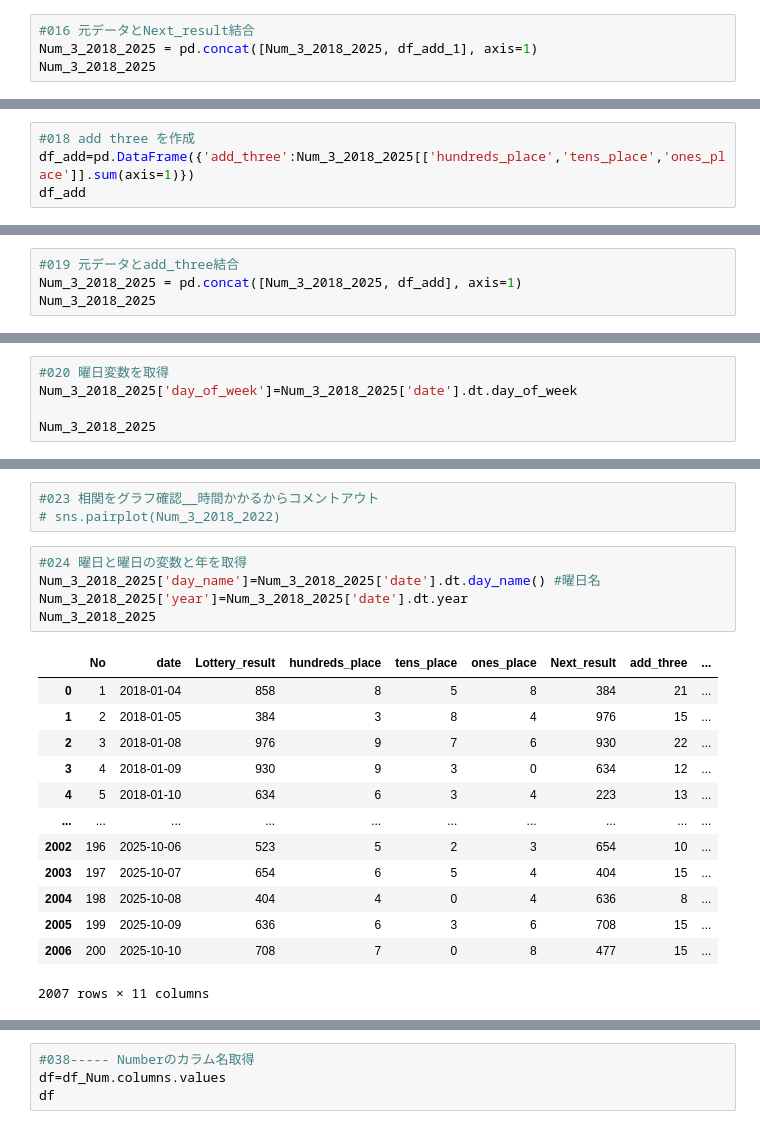
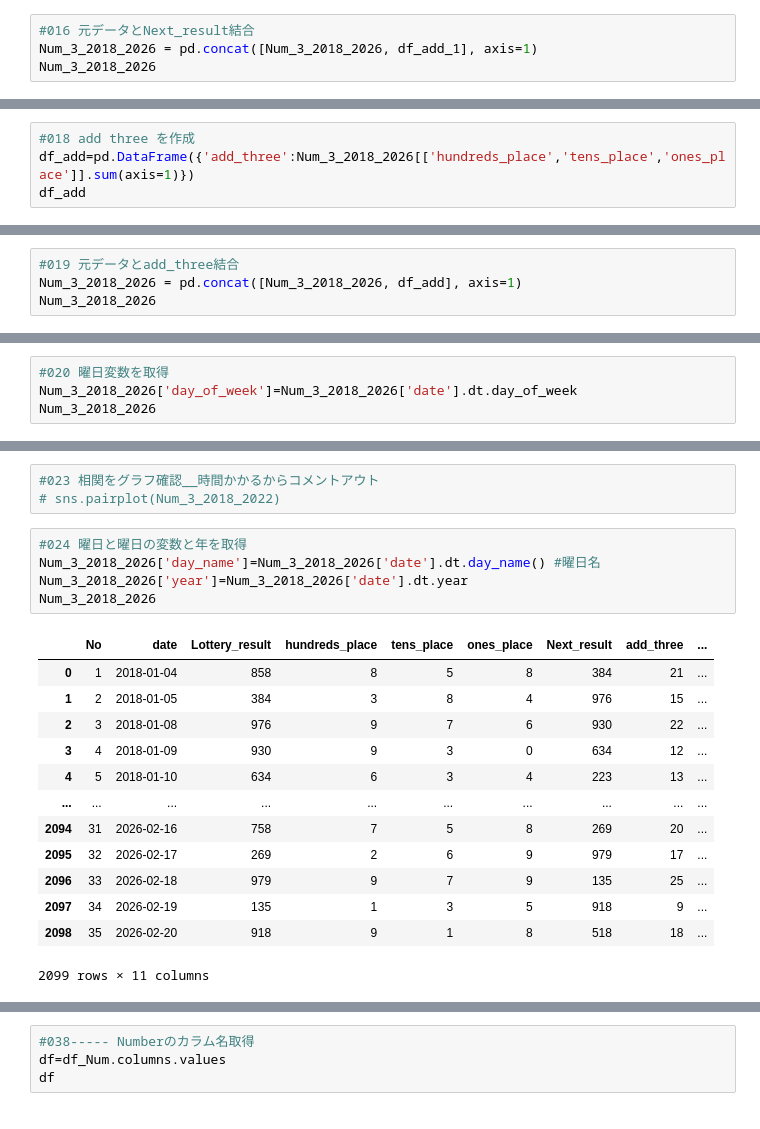
Before and after one commit to yyoshikun/workdir, a Jupyter notebook: Num_3_challenge_5_C_drive.ipynb, the cells around one changed output, grey strips where cells are left out. Drawn from its saved outputs; the diff is of its cells as text.

```diff
--- a/Num_3_challenge_5_C_drive.ipynb
+++ b/Num_3_challenge_5_C_drive.ipynb
@@ -251,7 +256,7 @@ Num_3_2018_2025
 # %%
 #016 元データとNext_result結合
-Num_3_2018_2025 = pd.concat([Num_3_2018_2025, df_add_1], axis=1)
-Num_3_2018_2025
+Num_3_2018_2026 = pd.concat([Num_3_2018_2026, df_add_1], axis=1)
+Num_3_2018_2026
 # %% [output]
 |  | No | date | Lottery_result | hundreds_place | tens_place | ones_place | Next_result |
 | 0 | 1 | 2018-01-04 | 858 | 8 | 5 | 8 | 384 |
@@ -274,6 +279,6 @@ Num_3_2018_2025.to_csv(os.path.join(challenge_5_data,data_file),index=False)
 # %%
 #018 add three を作成
-df_add=pd.DataFrame({'add_three':Num_3_2018_2025[['hundreds_place','tens_place','ones_place']].sum(axis=1)})
+df_add=pd.DataFrame({'add_three':Num_3_2018_2026[['hundreds_place','tens_place','ones_place']].sum(axis=1)})
 df_add
 # %% [output]
 |  | add_three |
@@ -292,7 +297,7 @@ df_add
 # %%
 #019 元データとadd_three結合
-Num_3_2018_2025 = pd.concat([Num_3_2018_2025, df_add], axis=1)
-Num_3_2018_2025
+Num_3_2018_2026 = pd.concat([Num_3_2018_2026, df_add], axis=1)
+Num_3_2018_2026
 # %% [output]
 |  | No | date | Lottery_result | hundreds_place | tens_place | ones_place | Next_result | add_three |
 | 0 | 1 | 2018-01-04 | 858 | 8 | 5 | 8 | 384 | 21 |
@@ -310,8 +315,7 @@ Num_3_2018_2025
 # %%
 #020 曜日変数を取得
-Num_3_2018_2025['day_of_week']=Num_3_2018_2025['date'].dt.day_of_week
-
-Num_3_2018_2025
+Num_3_2018_2026['day_of_week']=Num_3_2018_2026['date'].dt.day_of_week
+Num_3_2018_2026
 # %% [output]
 |  | No | date | Lottery_result | hundreds_place | tens_place | ones_place | Next_result | add_three | ... |
 | 0 | 1 | 2018-01-04 | 858 | 8 | 5 | 8 | 384 | 21 | ... |
@@ -353,23 +357,23 @@ Num_3_2018_2025.describe()
 # sns.pairplot(Num_3_2018_2022)
 # %%
 #024 曜日と曜日の変数と年を取得
-Num_3_2018_2025['day_name']=Num_3_2018_2025['date'].dt.day_name() #曜日名
-Num_3_2018_2025['year']=Num_3_2018_2025['date'].dt.year
-Num_3_2018_2025
+Num_3_2018_2026['day_name']=Num_3_2018_2026['date'].dt.day_name() #曜日名
+Num_3_2018_2026['year']=Num_3_2018_2026['date'].dt.year
+Num_3_2018_2026
 # %% [output]
 |  | No | date | Lottery_result | hundreds_place | tens_place | ones_place | Next_result | add_three | ... |
 | 0 | 1 | 2018-01-04 | 858 | 8 | 5 | 8 | 384 | 21 | ... |
 | 1 | 2 | 2018-01-05 | 384 | 3 | 8 | 4 | 976 | 15 | ... |
 | 2 | 3 | 2018-01-08 | 976 | 9 | 7 | 6 | 930 | 22 | ... |
 | 3 | 4 | 2018-01-09 | 930 | 9 | 3 | 0 | 634 | 12 | ... |
 | 4 | 5 | 2018-01-10 | 634 | 6 | 3 | 4 | 223 | 13 | ... |
 | ... | ... | ... | ... | ... | ... | ... | ... | ... | ... |
-| 2002 | 196 | 2025-10-06 | 523 | 5 | 2 | 3 | 654 | 10 | ... |
-| 2003 | 197 | 2025-10-07 | 654 | 6 | 5 | 4 | 404 | 15 | ... |
-| 2004 | 198 | 2025-10-08 | 404 | 4 | 0 | 4 | 636 | 8 | ... |
-| 2005 | 199 | 2025-10-09 | 636 | 6 | 3 | 6 | 708 | 15 | ... |
-| 2006 | 200 | 2025-10-10 | 708 | 7 | 0 | 8 | 477 | 15 | ... |
+| 2094 | 31 | 2026-02-16 | 758 | 7 | 5 | 8 | 269 | 20 | ... |
+| 2095 | 32 | 2026-02-17 | 269 | 2 | 6 | 9 | 979 | 17 | ... |
+| 2096 | 33 | 2026-02-18 | 979 | 9 | 7 | 9 | 135 | 25 | ... |
+| 2097 | 34 | 2026-02-19 | 135 | 1 | 3 | 5 | 918 | 9 | ... |
+| 2098 | 35 | 2026-02-20 | 918 | 9 | 1 | 8 | 518 | 18 | ... |
-2007 rows × 11 columns
+2099 rows × 11 columns
 # %%
 #025 ここで「百+十」結合の列をいれる-----20240506 初期は年も結合して年毎でカウントする作戦を変更-----最後で列は消す-----「+」の列を追加20240713---20240803---
 #hundreds+tenの6年のとき異常な数値が頻繁に発生したので戻し検討中-----20240828----- なので年ごとの百の位の出現回数に戻す
```
Also changed, not shown: parts of 89 cells of this notebook, 17 other files.
